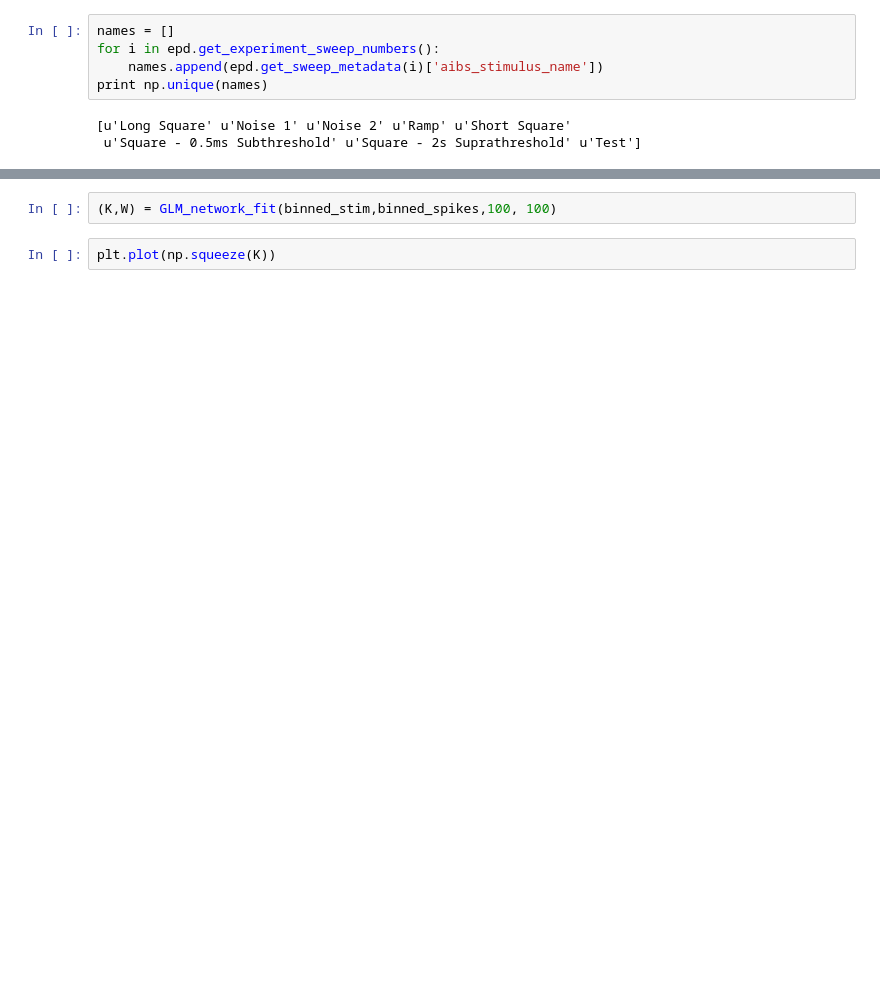
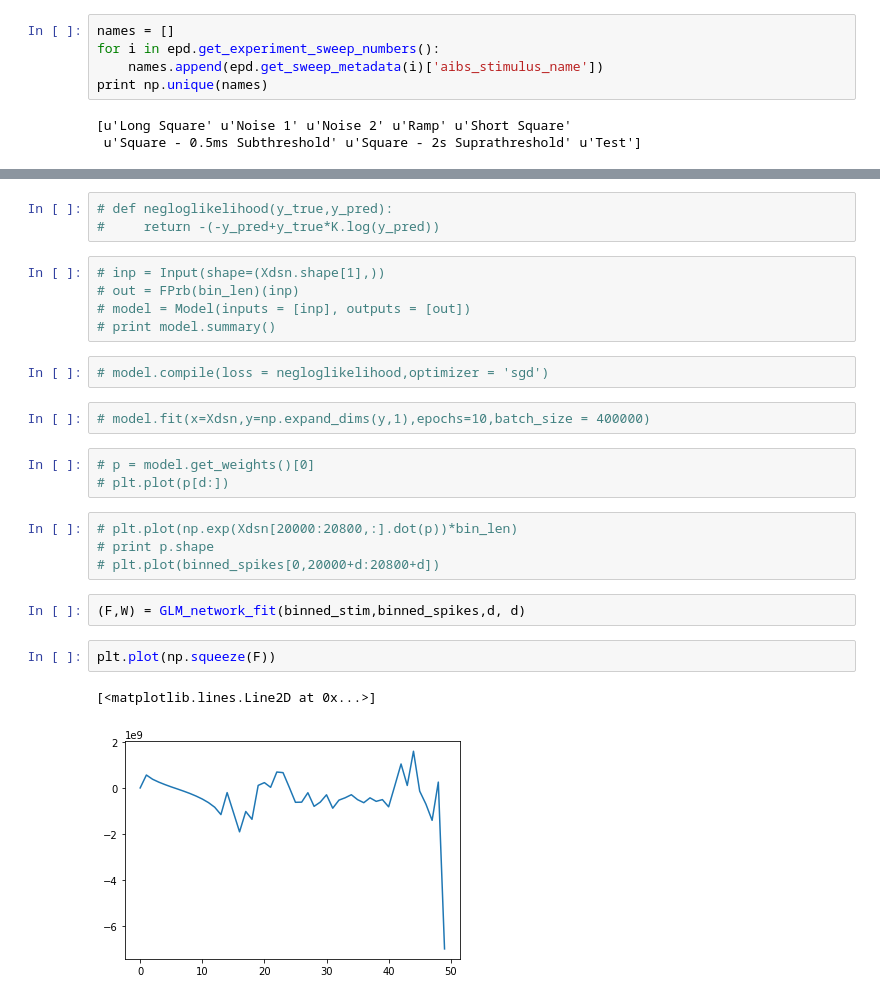
Before and after one commit to zdeblick/fun-con, a Jupyter notebook: CellTypePriors.ipynb, the cells around one changed output, grey strips where cells are left out. Cells and saved outputs as stored; diff of their text form; blank space fills up the shorter version.

```diff
--- a/CellTypePriors.ipynb
+++ b/CellTypePriors.ipynb
@@ -138,5 +233,27 @@ plt.xlim([10.3,10.5])
+# %%
+# def negloglikelihood(y_true,y_pred):
+#     return -(-y_pred+y_true*K.log(y_pred))
+# %%
+# inp = Input(shape=(Xdsn.shape[1],))
+# out = FPrb(bin_len)(inp)
+# model = Model(inputs = [inp], outputs = [out])
+# print model.summary()
+# %%
+# model.compile(loss = negloglikelihood,optimizer = 'sgd')
+# %%
+# model.fit(x=Xdsn,y=np.expand_dims(y,1),epochs=10,batch_size = 400000)
+# %%
+# p = model.get_weights()[0]
+# plt.plot(p[d:])
+# %%
+# plt.plot(np.exp(Xdsn[20000:20800,:].dot(p))*bin_len)
+# print p.shape
+# plt.plot(binned_spikes[0,20000+d:20800+d])
 # %%
-(K,W) = GLM_network_fit(binned_stim,binned_spikes,100, 100)
+(F,W) = GLM_network_fit(binned_stim,binned_spikes,d, d)
 # %%
-plt.plot(np.squeeze(K))
+plt.plot(np.squeeze(F))
+# %% [output]
+[<matplotlib.lines.Line2D at 0x...>]
+[figure, added]
 # %%
```
Also changed, not shown: parts of 13 cells of this notebook, 1 other file.
